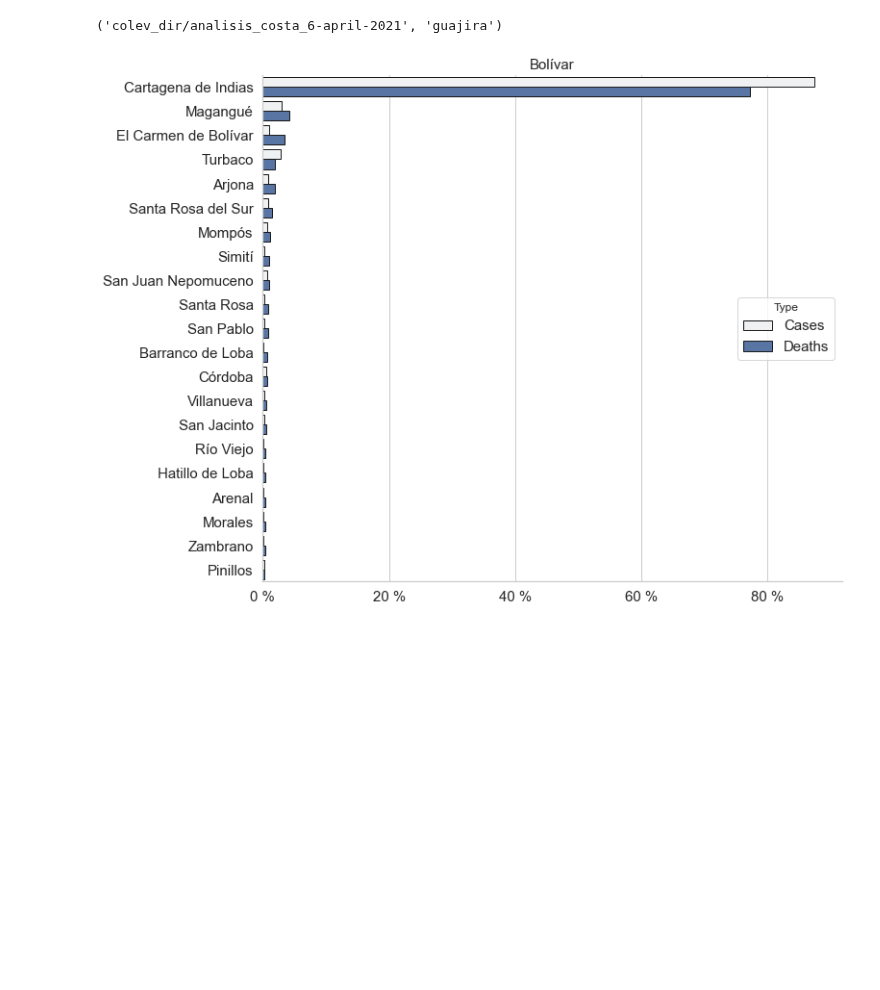
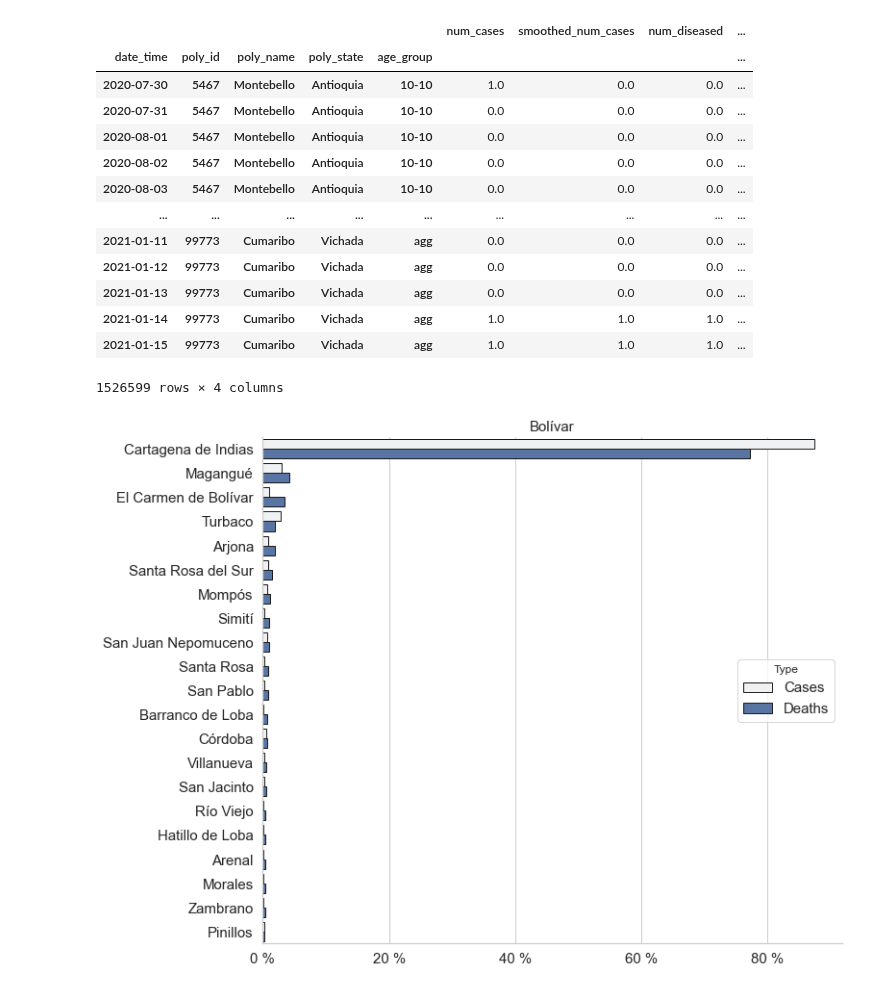
Before and after one commit to biomac-lab/covid19_forecast, a Jupyter notebook: prototypes/plots.ipynb, the cells around one changed output. Drawn from its saved outputs; the diff is of its cells as text; code cells hidden in the pictures; blank space fills up the shorter version.

```diff
--- a/prototypes/plots.ipynb
+++ b/prototypes/plots.ipynb
@@ -200,6 +200,8 @@ def get_location_state(poly_id, cases_df_all):
 
 from tqdm import tqdm
 poly_info = {}
+
+df_all = []
 for idx, poly_id in tqdm(enumerate(cases_df.reset_index()['poly_id'].unique())):
 
     # If polygon not in polygons use aggregated p_delay
@@ -222,6 +224,9 @@ for idx, poly_id in tqdm(enumerate(cases_df.reset_index()['poly_id'].unique())):
             cases['age_group'] = age_group
             list_cases_df.append(cases)
         cases = pd.concat(list_cases_df)
+        cases["poly_id"] = [poly_id]*len(cases)
+        cases["poly_name"] = get_location_state(poly_id, cases_df_all)[0]
+        cases["poly_state"] = get_location_state(poly_id, cases_df_all)[1]
 
     except:
         continue
@@ -230,41 +235,38 @@ for idx, poly_id in tqdm(enumerate(cases_df.reset_index()['poly_id'].unique())):
     for age_group in df_cases_ages.age_group.unique():
         deaths_df = df_cases_ages[df_cases_ages.age_group==age_group]
         deaths  = deaths_df.loc[poly_id][['date_time','num_diseased']].set_index('date_time').resample('D').sum().fillna(0)[['num_diseased']]
+        deaths  = prepare_cases(deaths, col='num_diseased', cutoff=0)
         deaths['age_group'] = age_group
         list_deaths_df.append(deaths)
     deaths = pd.concat(list_deaths_df)
+    deaths["poly_id"] = [poly_id]*len(deaths)
+    deaths["poly_name"] = get_location_state(poly_id, cases_df_all)[0]
+    deaths["poly_state"] = get_location_state(poly_id, cases_df_all)[1]
+    deaths = deaths.reset_index().set_index(['date_time', 'poly_id', 'poly_name', 'poly_state', 'age_group'])
+    cases  = cases.reset_index().set_index(['date_time', 'poly_id', 'poly_name', 'poly_state', 'age_group'])
 
 
 
-    if deaths[deaths.age_group=='agg']['num_diseased'].sum() <= 100:
-        continue
-    start_date = deaths[deaths.age_group=='agg'].index.values[np.where(deaths[deaths.age_group=='agg']['num_diseased'].cumsum()>=1)[0][0]] + pd.Timedelta(days=8)
-    #df_corr_poly_id = compute_correlation(cases_onset['num_cases'], deaths['num_diseased'], lags = list(range(41)), start_day=start_date, final_day='31-10-2020')
 
-    poly_info[poly_id] = {
-                    'poly_id'         : poly_id,
-                    'poly_name'       : get_location_state(poly_id, cases_df_all)[0],
-                    'state'           : get_location_state(poly_id, cases_df_all)[1],
-                    'population'      : pop_df.loc[poly_id]['attr_population'],
-                    'area'            : pop_df.loc[poly_id]['attr_area'],
-                    'delay_diag'      : p_delay_diag,
-                    'delay_death'     : p_delay_death,
-                    'geometry'        : pop_df.loc[poly_id]['geometry']
-                    }
-    # TODO: add                key 'corr_lag'        : df_corr_poly_id
-    path_to_save = os.path.join( results_dir, 'colombia', 'cfr')
-
-    for age_group in deaths.age_group.unique():
-        cases_ag = cases[cases.age_group==age_group][['num_cases', 'smoothed_num_cases']]
-
-        poly_info[poly_id]['cases_diag_{}'.format(age_group)]  = cases_ag
-        poly_info[poly_id]['cases_onset_{}'.format(age_group)] = confirmed_to_onset(cases_ag['smoothed_num_cases'], p_delay_diag, 'num_cases')
-        poly_info[poly_id]['deaths_{}'.format(age_group)]      = deaths[deaths.age_group==age_group][['num_diseased']]
+    df_merged = pd.merge(cases, deaths, left_index=True, right_index=True)
+    df_all.append(df_merged)
+df_cases_all = pd.concat(df_all)
-# %%
-from unidecode import unidecode
-path_to_save = os.path.join('colev_dir', 'analisis_costa_6-april-2021')
-st = 'Guajirá'
-path_to_save, '_'.join(unidecode(st.lower()).split(' '))
-# %% [output]
-('colev_dir/analisis_costa_6-april-2021', 'guajira')
+# %%
+
+df_cases_all
+# %% [output]
+|  |  |  |  |  | num_cases | smoothed_num_cases | num_diseased | ... |
+| date_time | poly_id | poly_name | poly_state | age_group |  |  |  | ... |
+| 2020-07-30 | 5467 | Montebello | Antioquia | 10-10 | 1.0 | 0.0 | 0.0 | ... |
+| 2020-07-31 | 5467 | Montebello | Antioquia | 10-10 | 0.0 | 0.0 | 0.0 | ... |
+| 2020-08-01 | 5467 | Montebello | Antioquia | 10-10 | 0.0 | 0.0 | 0.0 | ... |
+| 2020-08-02 | 5467 | Montebello | Antioquia | 10-10 | 0.0 | 0.0 | 0.0 | ... |
+| 2020-08-03 | 5467 | Montebello | Antioquia | 10-10 | 0.0 | 0.0 | 0.0 | ... |
+| ... | ... | ... | ... | ... | ... | ... | ... | ... |
+| 2021-01-11 | 99773 | Cumaribo | Vichada | agg | 0.0 | 0.0 | 0.0 | ... |
+| 2021-01-12 | 99773 | Cumaribo | Vichada | agg | 0.0 | 0.0 | 0.0 | ... |
+| 2021-01-13 | 99773 | Cumaribo | Vichada | agg | 0.0 | 0.0 | 0.0 | ... |
+| 2021-01-14 | 99773 | Cumaribo | Vichada | agg | 1.0 | 1.0 | 1.0 | ... |
+| 2021-01-15 | 99773 | Cumaribo | Vichada | agg | 1.0 | 1.0 | 1.0 | ... |
+1526599 rows × 4 columns
 # %%
```
Also changed, not shown: parts of 6 cells of this notebook.
